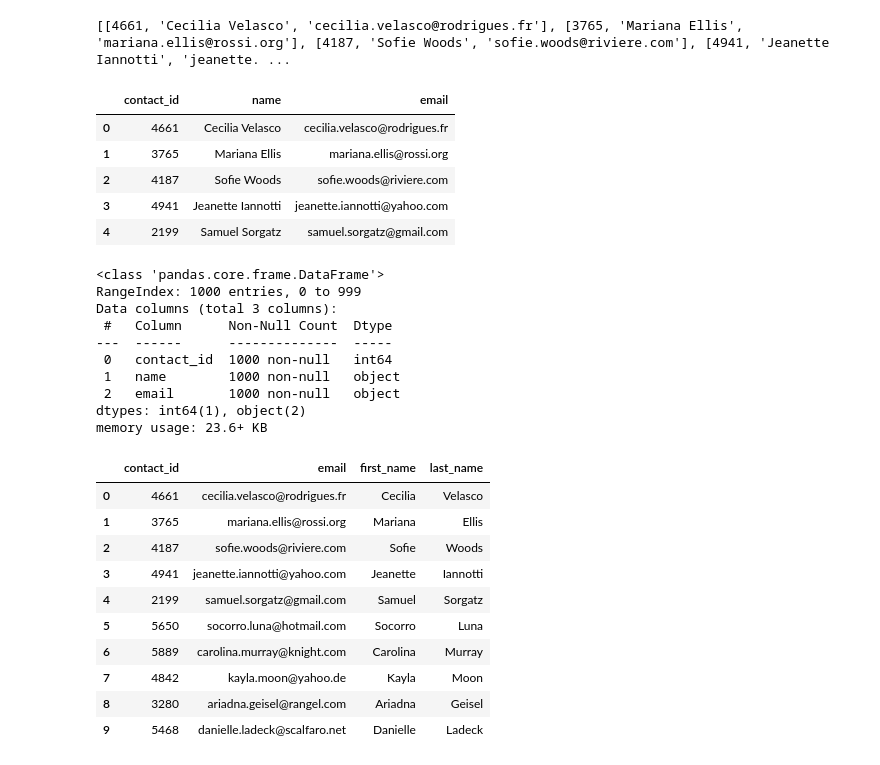
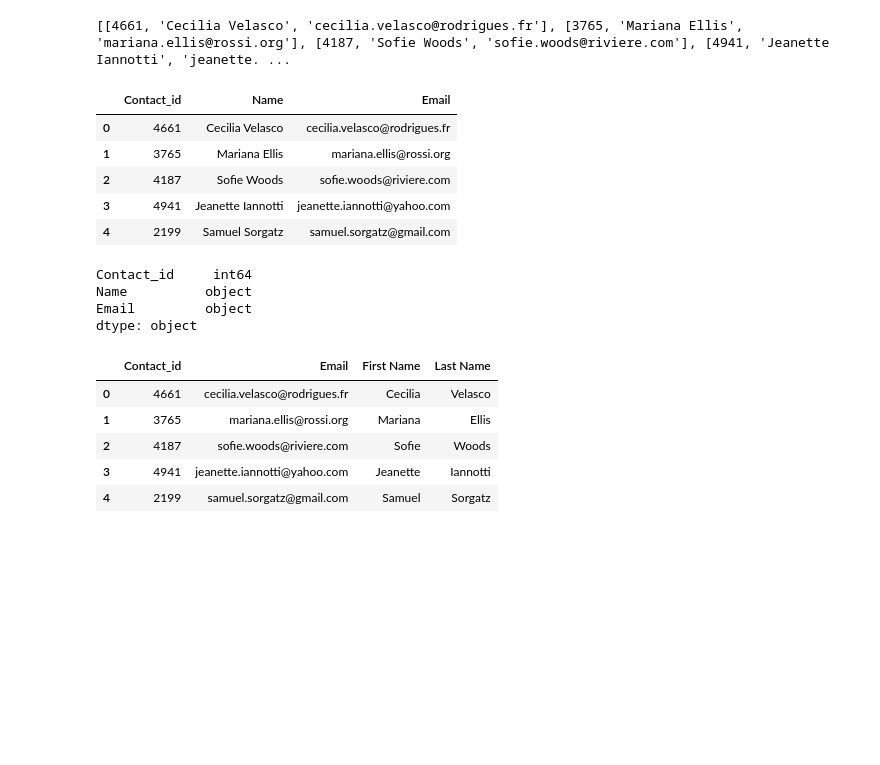
Before and after one commit to DalyaLami/Crowdfunding_ETL, a Jupyter notebook: ETL_Mini_Project_DLami_DImanova.ipynb, the cells around one changed output. Cells and saved outputs as stored; diff of their text form; code cells hidden in the pictures; blank space fills up the shorter version.

```diff
--- a/ETL_Mini_Project_DLami_DImanova.ipynb
+++ b/ETL_Mini_Project_DLami_DImanova.ipynb
@@ -272,7 +284,7 @@ campaign_cleaned.to_csv("Resources/campaign.csv", index=False)
 ### Extract the contacts.xlsx Data.
 # %%
 # Read the data into a Pandas DataFrame. Use the `header=2` parameter when reading in the data.
-contact_info_df = pd.read_excel('Resources/contacts.xlsx', header=2)
+contact_info_df = pd.read_excel('Resources/contacts.xlsx', header=3)
 contact_info_df.head()
 # %% [output]
 |  | contact_info |
@@ -298,6 +310,12 @@ Then export the DataFrame as a `contacts.csv` CSV file.
 import json
 dict_values = []
 
+for i,row in contact_info_df.iterrows():
+
+    data=row['contact_info']
+    contact_data=json.loads(data)
+    values=[value for key, value in contact_data.items()]
+    dict_values.append(values)
 
 # Print out the list of values for each row.
 print(dict_values)
@@ -306,8 +324,11 @@ print(dict_values)
 # %%
 # Create a contact_info DataFrame and add each list of values, i.e., each row
 # to the 'contact_id', 'name', 'email' columns.
+
+contact_info_df = pd.DataFrame(dict_values, columns=['Contact_id', 'Name', 'Email'])
+contact_info_df.head()
 # %% [output]
-|  | contact_id | name | email |
+|  | Contact_id | Name | Email |
 | 0 | 4661 | Cecilia Velasco | cecilia.velasco@rodrigues.fr |
 | 1 | 3765 | Mariana Ellis | mariana.ellis@rossi.org |
 | 2 | 4187 | Sofie Woods | sofie.woods@riviere.com |
@@ -315,31 +336,24 @@ print(dict_values)
 | 4 | 2199 | Samuel Sorgatz | samuel.sorgatz@gmail.com |
 # %%
 # Check the datatypes.
+contact_info_df.dtypes
 # %% [output]
-<class 'pandas.core.frame.DataFrame'>
-RangeIndex: 1000 entries, 0 to 999
-Data columns (total 3 columns):
- #   Column      Non-Null Count  Dtype
----  ------      --------------  -----
- 0   contact_id  1000 non-null   int64
- 1   name        1000 non-null   object
- 2   email       1000 non-null   object
-dtypes: int64(1), object(2)
-memory usage: 23.6+ KB
+Contact_id     int64
+Name          object
+Email         object
+dtype: object
 # %%
 # Create a "first"name" and "last_name" column with the first and last names from the "name" column.
 
+contact_info_df[["First Name","Last Name"]] = contact_info_df["Name"].str.split(expand=True)
 
 # Drop the contact_name column
+contact_info_df = contact_info_df.drop("Name",axis=1)
+contact_info_df.head()
 # %% [output]
-|  | contact_id | email | first_name | last_name |
+|  | Contact_id | Email | First Name | Last Name |
 | 0 | 4661 | cecilia.velasco@rodrigues.fr | Cecilia | Velasco |
 | 1 | 3765 | mariana.ellis@rossi.org | Mariana | Ellis |
 | 2 | 4187 | sofie.woods@riviere.com | Sofie | Woods |
 | 3 | 4941 | jeanette.iannotti@yahoo.com | Jeanette | Iannotti |
 | 4 | 2199 | samuel.sorgatz@gmail.com | Samuel | Sorgatz |
-| 5 | 5650 | socorro.luna@hotmail.com | Socorro | Luna |
-| 6 | 5889 | carolina.murray@knight.com | Carolina | Murray |
-| 7 | 4842 | kayla.moon@yahoo.de | Kayla | Moon |
-| 8 | 3280 | ariadna.geisel@rangel.com | Ariadna | Geisel |
-| 9 | 5468 | danielle.ladeck@scalfaro.net | Danielle | Ladeck |
```
Also changed, not shown: parts of 22 cells of this notebook, 3 other files.
